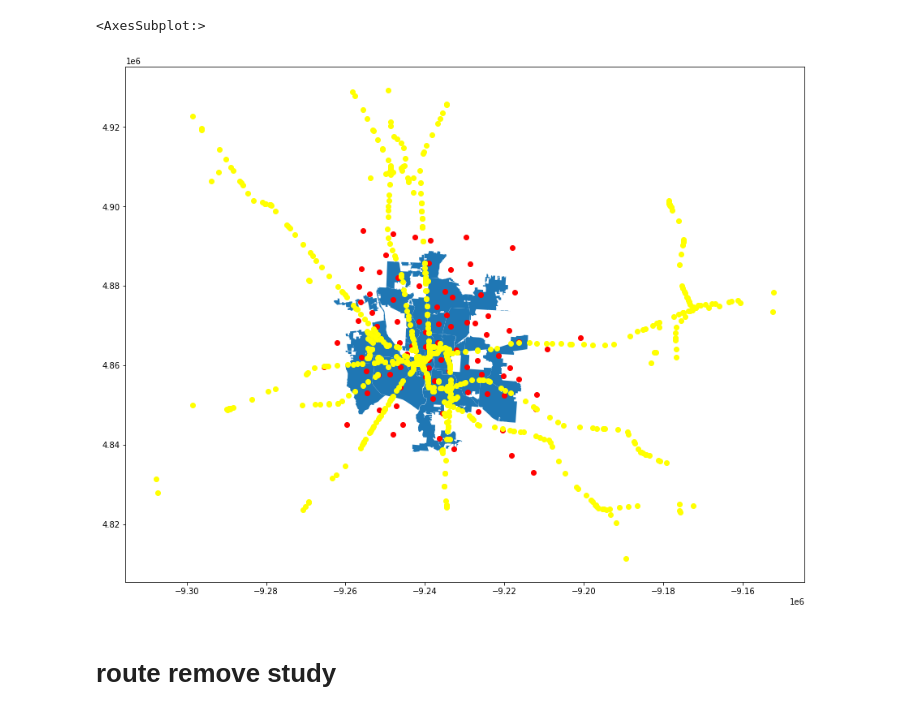
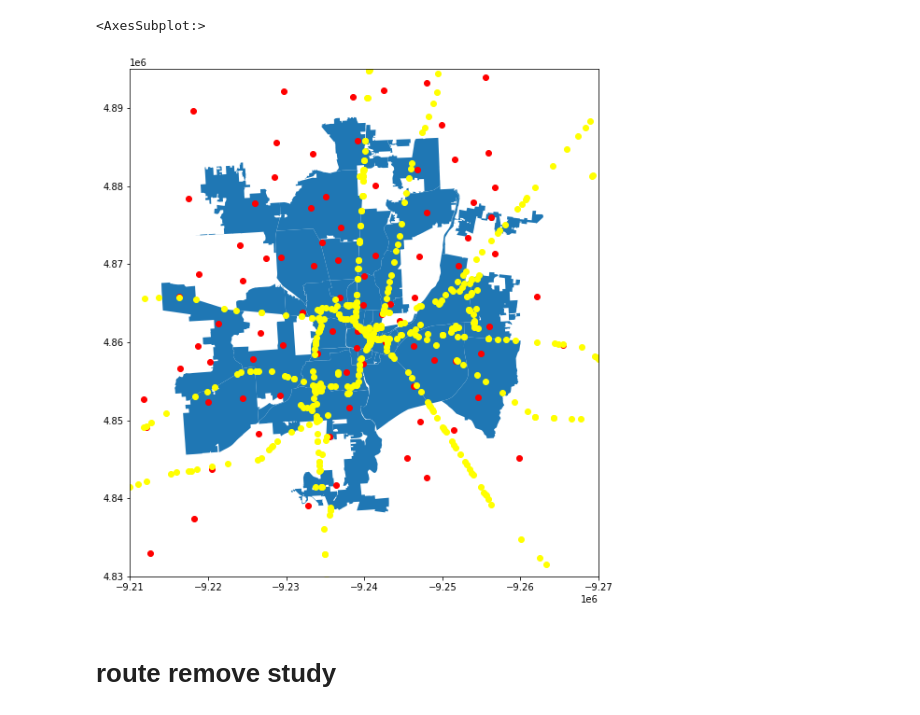
Before and after one commit to Charlesq666/simulator, a Jupyter notebook: notebooks/example.ipynb, the cells around one changed output. Cells and saved outputs as stored; diff of their text form; code cells hidden in the pictures.

Commit message:
graph by Charles

```diff
--- a/notebooks/example.ipynb
+++ b/notebooks/example.ipynb
@@ -40,12 +44,14 @@ def plot_background():
 # %%
 columb_c = gpd.read_file(os.path.join('..','data','columb','Columbus_Communities.shp'))
 fire = gpd.read_file(os.path.join('..','data','columb','Central_Ohio_Fire_Stations.shp'))
 transp = gpd.read_file(os.path.join('..','data','columb','Transportation_Facilities.shp'))
 railroad = gpd.read_file(os.path.join('..','data','columb','Central_Ohio_Railroad_Crossings.shp'))
-ax = columb.plot(figsize=(15, 15))
+ax = columb_c.plot(figsize=(10,10))
+ax.set_xlim([-9.21*10**6, -9.27*10**6])
+ax.set_ylim([4.83*10**6, 4.895*10**6])
 fire.plot(color='red', ax=ax)
-# transp.plot(color='green', ax=ax)
+# # transp.plot(color='green', ax=ax)
 railroad.plot(color='yellow', ax=ax)
 # %% [output]
 <AxesSubplot:>
-[figure, old version]
+[figure, new version]
```
Also changed, not shown: parts of 12 cells of this notebook, 15 other files.
